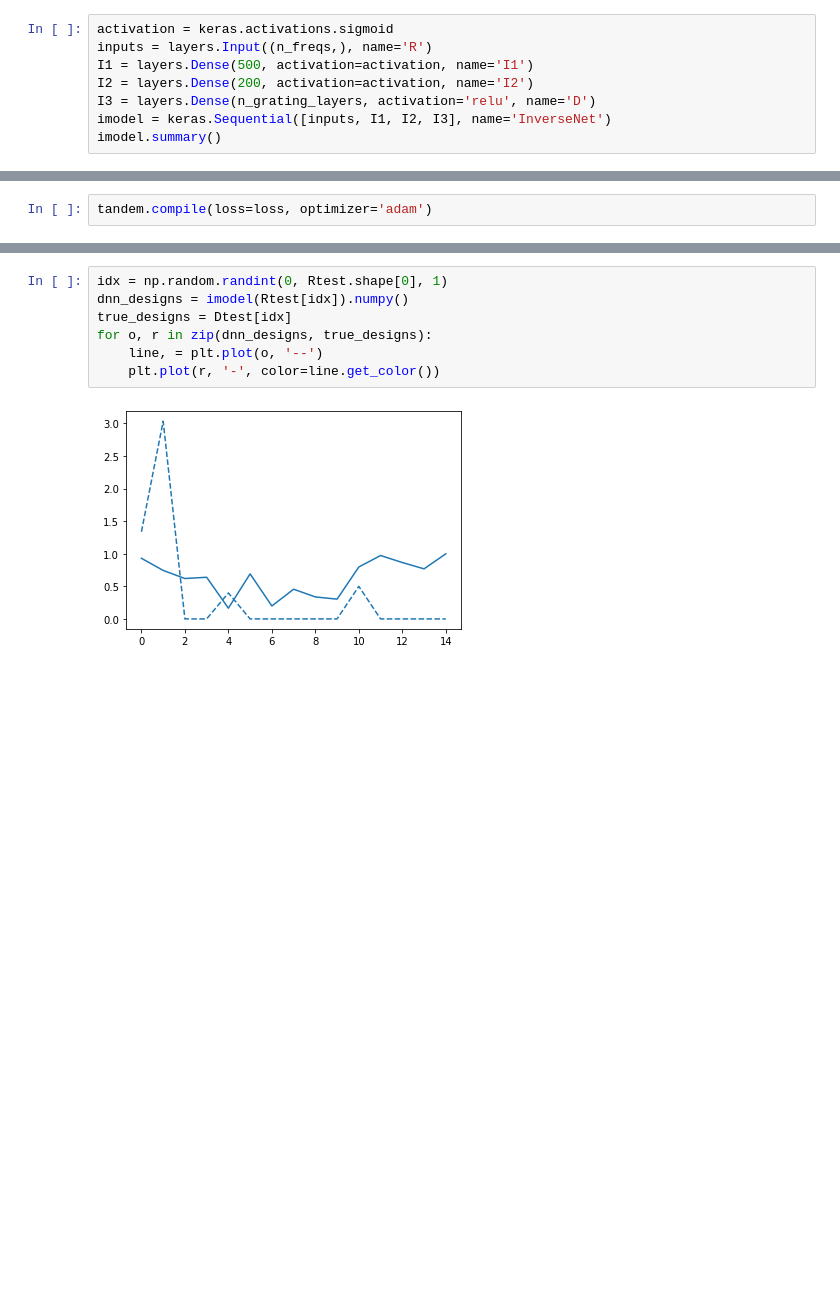
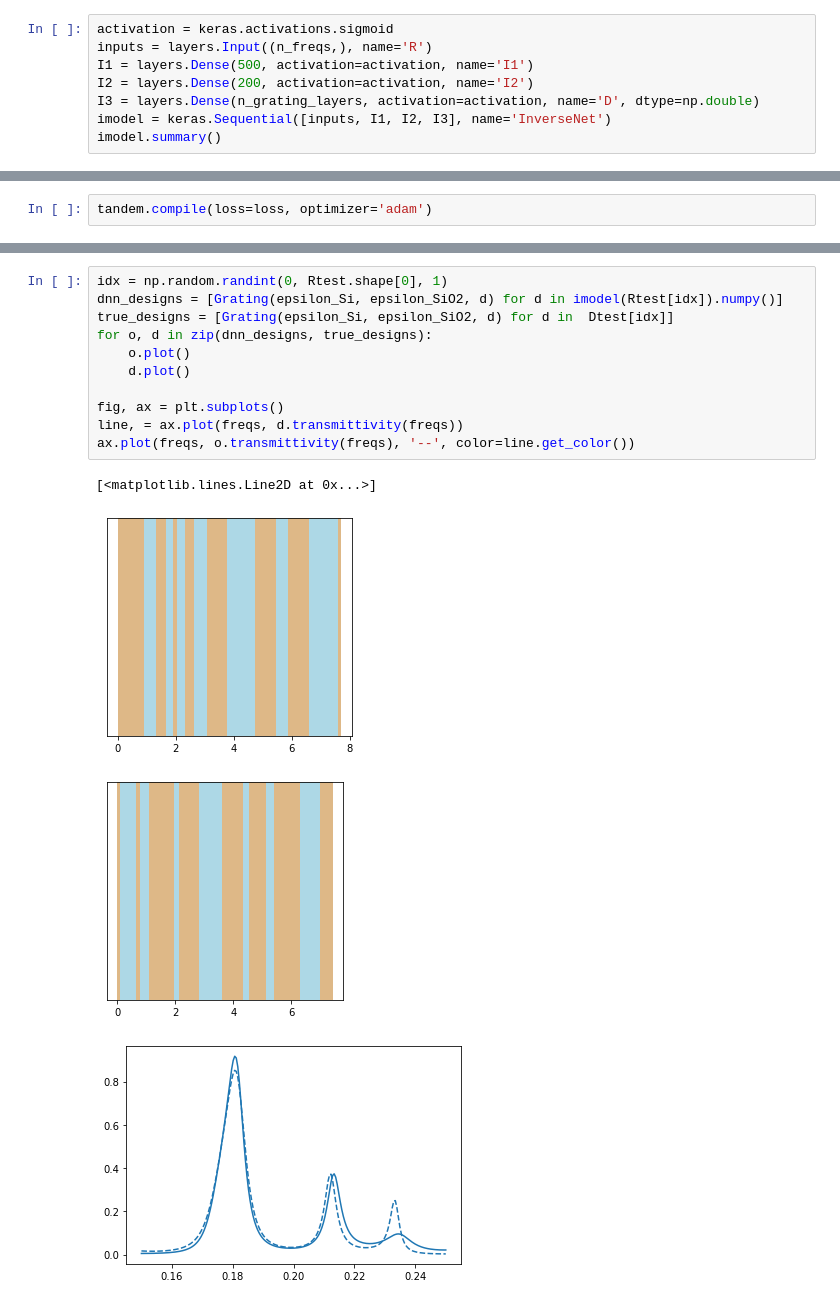
Before and after one commit to FiodarM/InvDesignNet, a Jupyter notebook: inverse_model.ipynb, the cells around one changed output, grey strips where cells are left out. Cells and saved outputs as stored; diff of their text form; blank space fills up the shorter version.

```diff
--- a/inverse_model.ipynb
+++ b/inverse_model.ipynb
@@ -55,7 +55,7 @@ activation = keras.activations.sigmoid
 inputs = layers.Input((n_freqs,), name='R')
 I1 = layers.Dense(500, activation=activation, name='I1')
 I2 = layers.Dense(200, activation=activation, name='I2')
-I3 = layers.Dense(n_grating_layers, activation='relu', name='D')
+I3 = layers.Dense(n_grating_layers, activation=activation, name='D', dtype=np.double)
 imodel = keras.Sequential([inputs, I1, I2, I3], name='InverseNet')
 imodel.summary()
 # %% [output]
@@ -128,9 +115,16 @@ Epoch 23/500
 # %%
 idx = np.random.randint(0, Rtest.shape[0], 1)
-dnn_designs = imodel(Rtest[idx]).numpy()
-true_designs = Dtest[idx]
-for o, r in zip(dnn_designs, true_designs):
-    line, = plt.plot(o, '--')
-    plt.plot(r, '-', color=line.get_color())
+dnn_designs = [Grating(epsilon_Si, epsilon_SiO2, d) for d in imodel(Rtest[idx]).numpy()]
+true_designs = [Grating(epsilon_Si, epsilon_SiO2, d) for d in  Dtest[idx]]
+for o, d in zip(dnn_designs, true_designs):
+    o.plot()
+    d.plot()
+
+fig, ax = plt.subplots()
+line, = ax.plot(freqs, d.transmittivity(freqs))
+ax.plot(freqs, o.transmittivity(freqs), '--', color=line.get_color())
 # %% [output]
+[<matplotlib.lines.Line2D at 0x...>]
-[figure, old version]
+[figure, new version]
+[figure, added]
+[figure, added]
```
Also changed, not shown: parts of 1 cell of this notebook.
